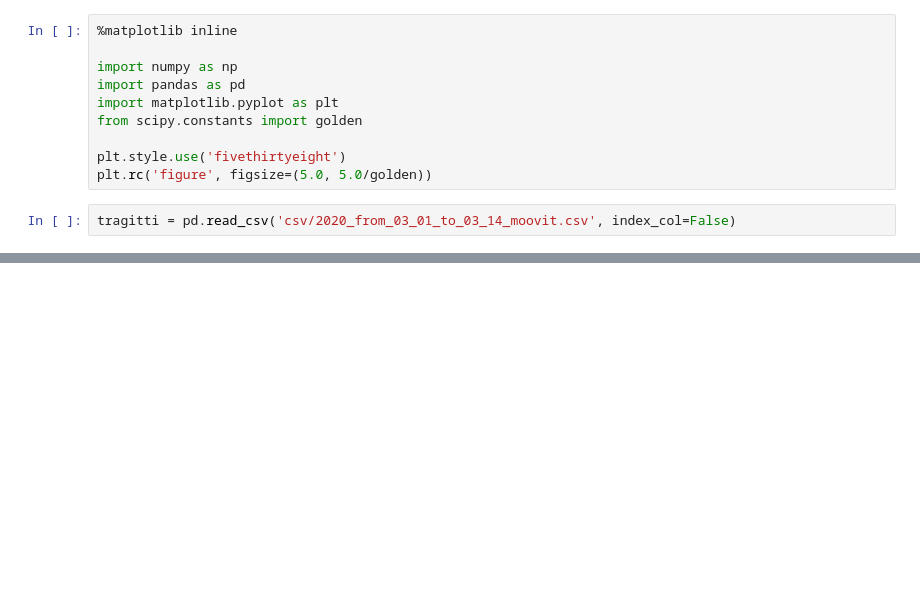
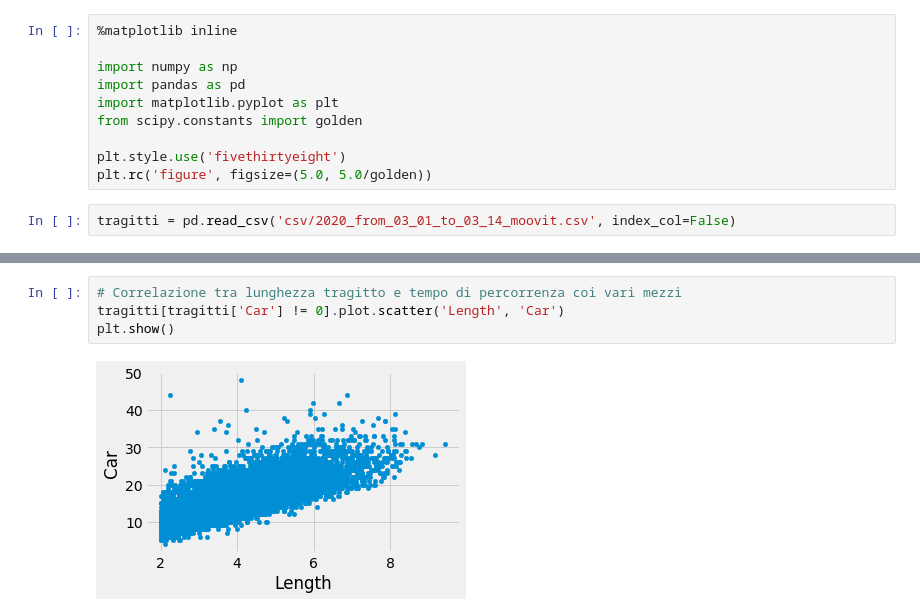
Before and after one commit to mmastrapasqua7/kowalskianalysis, a Jupyter notebook: jupyter/0_Descrizione_Dati.ipynb, the cells around one changed output, grey strips where cells are left out. Saved outputs shown, nothing was run; the diff lists cells and outputs as text; blank space fills up the shorter version.

```diff
--- a/jupyter/0_Descrizione_Dati.ipynb
+++ b/jupyter/0_Descrizione_Dati.ipynb
@@ -53,0 +56,6 @@ plt.show()
+# %%
+# Correlazione tra lunghezza tragitto e tempo di percorrenza coi vari mezzi
+tragitti[tragitti['Car'] != 0].plot.scatter('Length', 'Car')
+plt.show()
+# %% [output]
+[figure, added]
```
Also changed, not shown: parts of 14 cells of this notebook, 5 other files.
